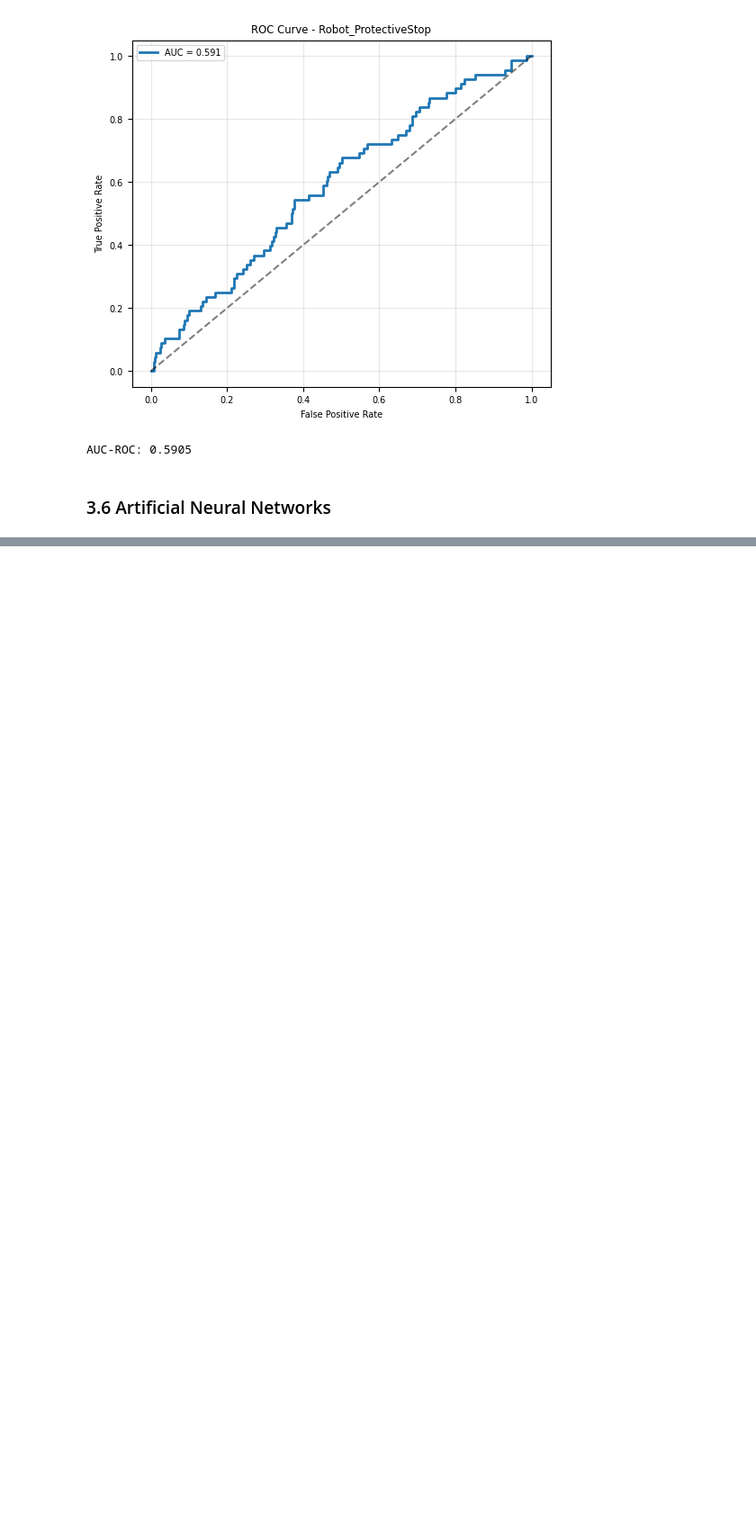
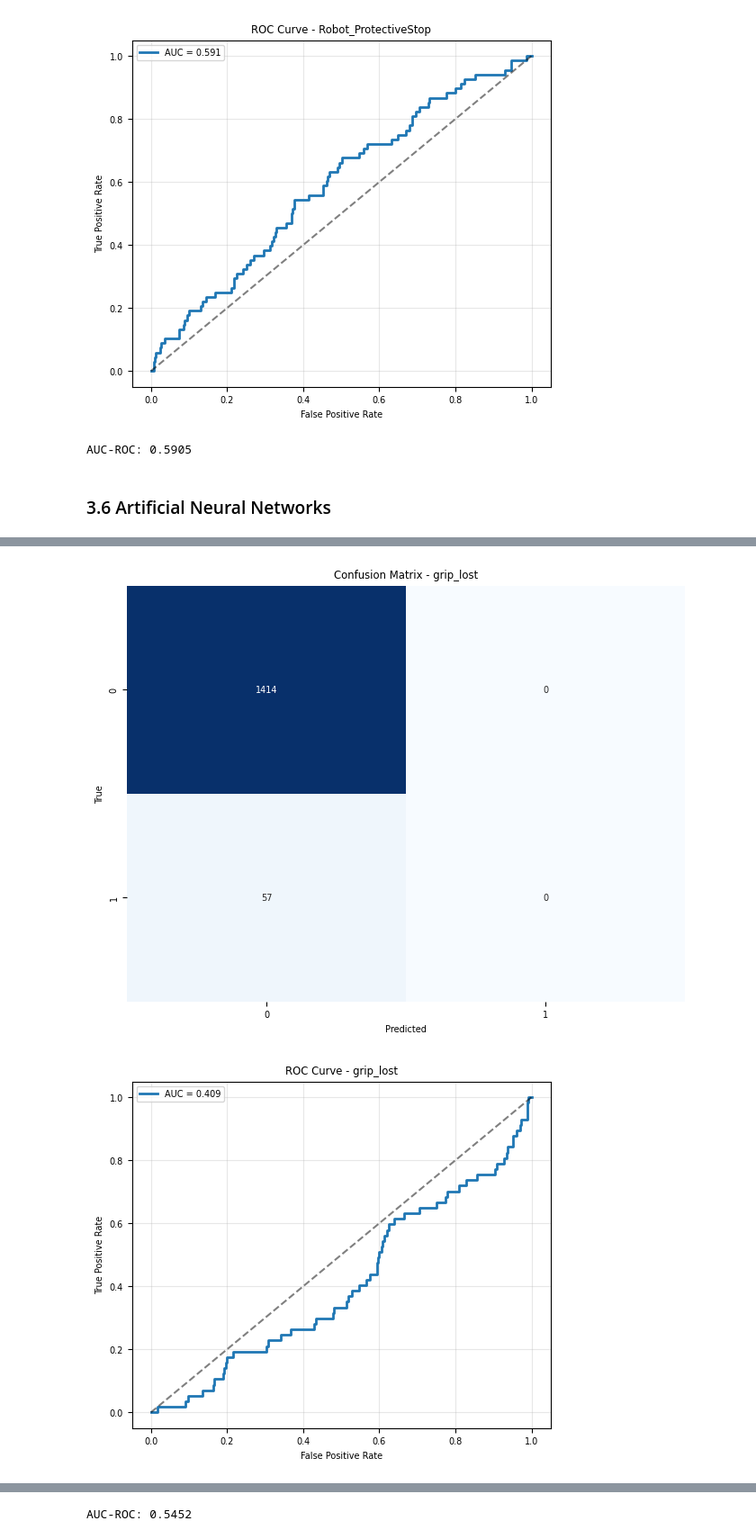
Before and after one commit to karolyangqian/seleksi-lab-ai-2025, a Jupyter notebook: src/doe.ipynb, the cells around one changed output, grey strips where cells are left out. Shown: that part at 90% size. Saved outputs shown, nothing was run; the diff lists cells and outputs as text; code cells hidden in the pictures; blank space fills up the shorter version.

```diff
--- a/src/doe.ipynb
+++ b/src/doe.ipynb
@@ -902,0 +875,15 @@ AUC-ROC: 0.5905
+# %%
+
+ann_pipeline = Pipeline([
+    # ('poly_features', PolynomialFeatures(degree=2, include_bias=False)),
+    ('scaler', StandardScaler()),
+    ('classifier', SimpleNet(
+                        input_size=X.shape[1],
+                        hidden_size=100,
+                        output_size=1
+                    ))
+])
+
+hold_out_validation(ann_pipeline, X, y, plot_roc=True)
+# k_fold_cross_validation(ann_pipeline, X, y, k=5, roc_auc=True)
+# %% [output]
@@ -902,0 +907,2 @@ AUC-ROC: 0.5905
+[figure, added]
+[figure, added]
@@ -902,0 +928 @@ AUC-ROC: 0.5905
+AUC-ROC: 0.5452
```
Also changed, not shown: parts of 11 cells of this notebook, 10 other files.
